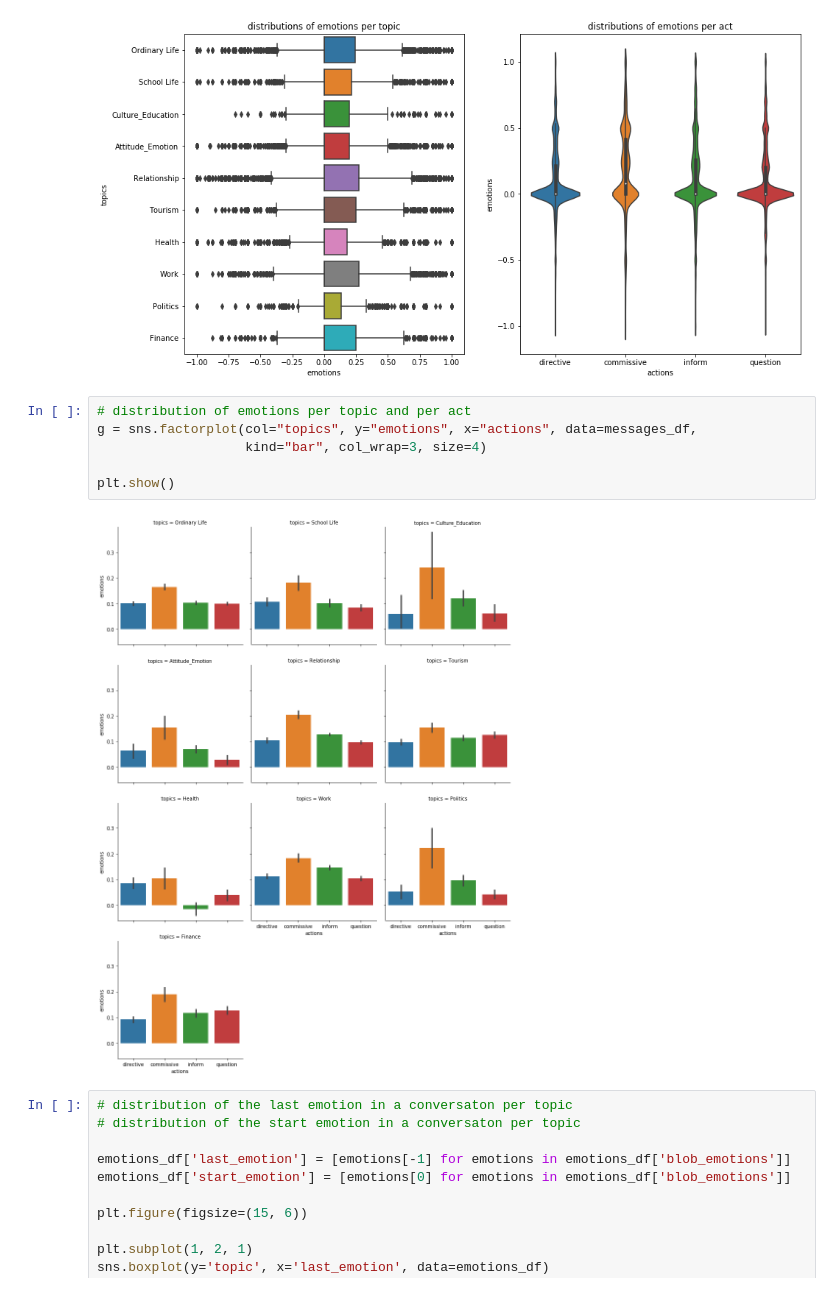
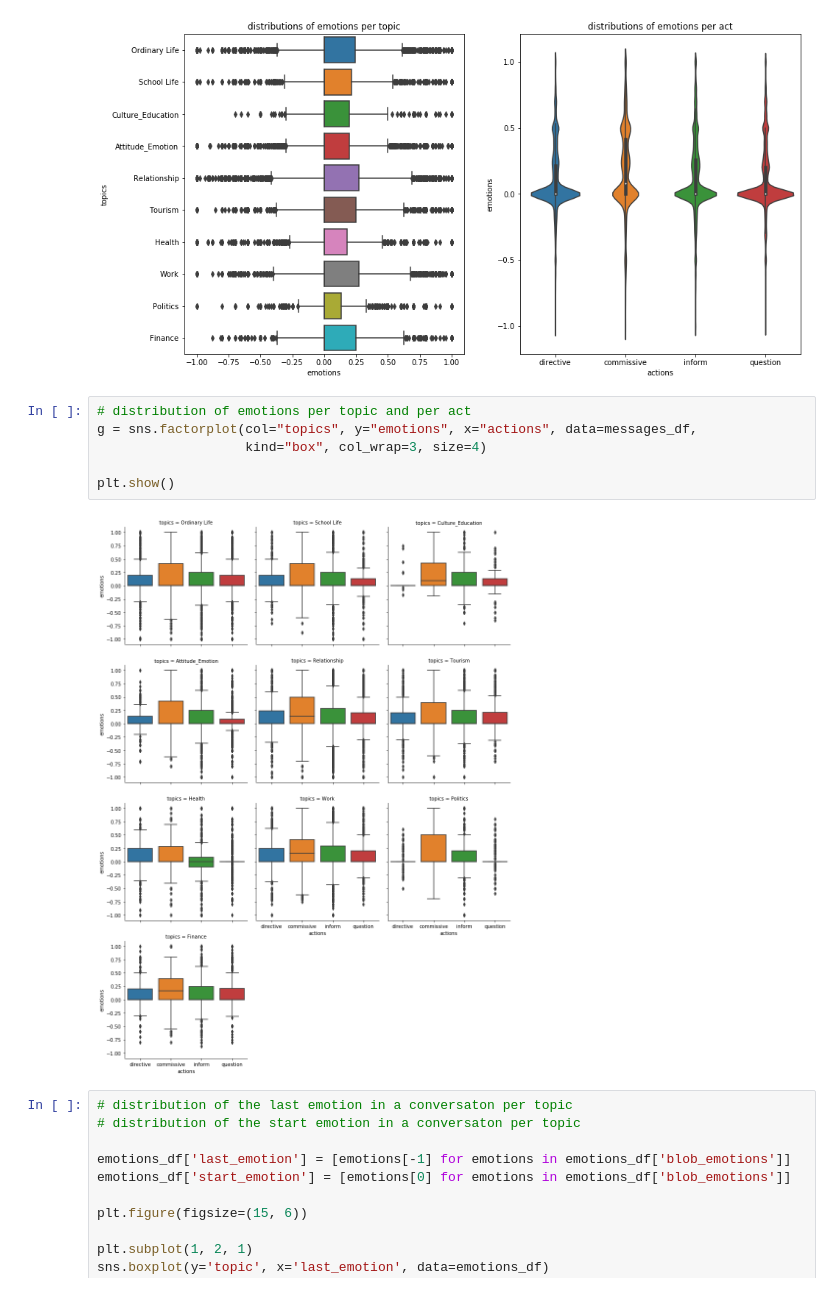
Before and after one commit to zmahoor/loris_ai_data_challenge, a Jupyter notebook: question_1.ipynb, the cells around one changed output. Drawn from its saved outputs; the diff is of its cells as text.

```diff
--- a/question_1.ipynb
+++ b/question_1.ipynb
@@ -275,11 +275,11 @@ plt.show()
 # %%
 # distribution of emotions per topic and per act
 g = sns.factorplot(col="topics", y="emotions", x="actions", data=messages_df,
-                   kind="bar", col_wrap=3, size=4)
+                   kind="box", col_wrap=3, size=4)
 
 plt.show()
 # %% [output]
-[figure, old version]
+[figure, new version]
 # %%
 # distribution of the last emotion in a conversaton per topic
 # distribution of the start emotion in a conversaton per topic
```
Also changed, not shown: parts of 1 cell of this notebook, 4 other files.
